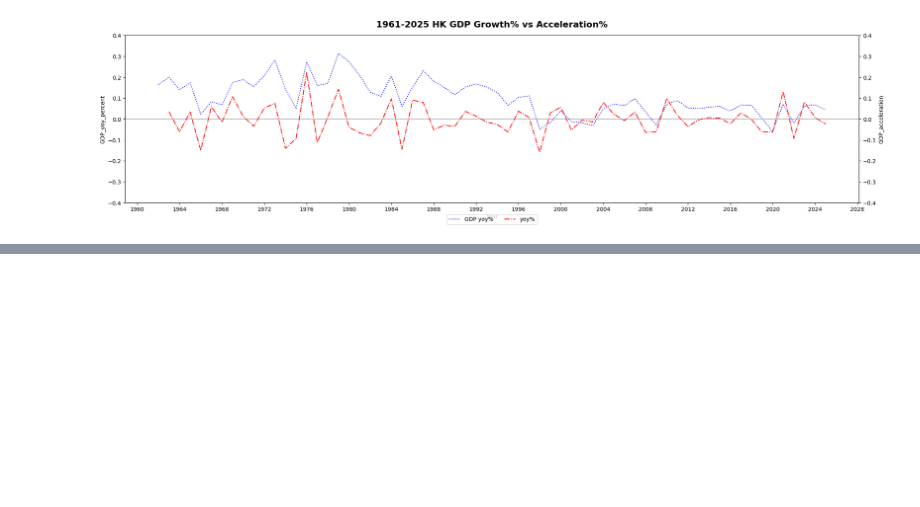
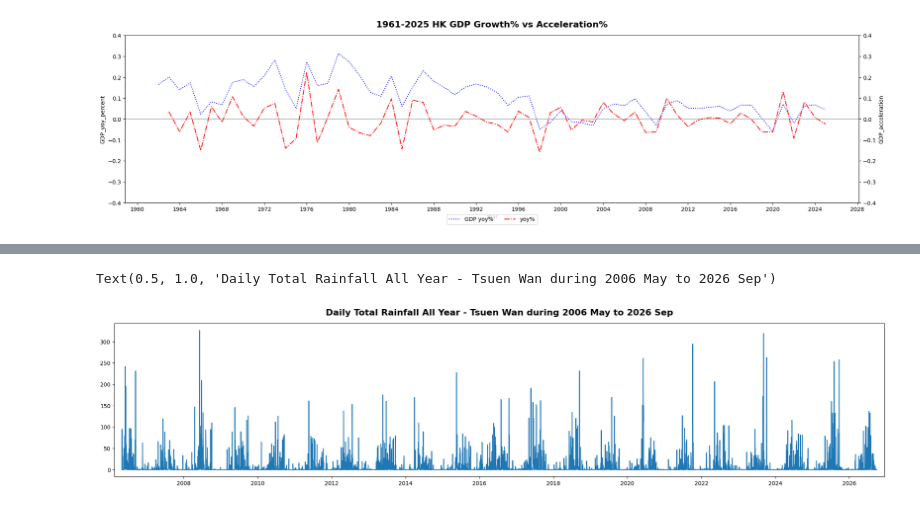
Before and after one commit to leo-cheung37/leo-cheung37, a Jupyter notebook: Statistics/Descriptive Statistics/descriptive_statistics.ipynb, the cells around one changed output, grey strips where cells are left out. Saved outputs shown, nothing was run; the diff lists cells and outputs as text; code cells hidden in the pictures; blank space fills up the shorter version.

```diff
--- a/Statistics/Descriptive Statistics/descriptive_statistics.ipynb
+++ b/Statistics/Descriptive Statistics/descriptive_statistics.ipynb
@@ -531,0 +537,36 @@ plt.show()
+# %%
+#1. Data Cleaning
+#2. Basic data information
+#3. Plot line chart
+#4. Plot histogram
+
+#1. Data Cleaning
+import pandas as pd
+import numpy as np
+file_path='daily_TWN_RF_ALL.csv'
+df = pd.read_csv(file_path, skiprows=2) #First 2 rows are NOT Field name
+#Rename Column name for later use
+df.rename(columns={"年/Year":"Year","月/Month":"Month","日/Day":"Day","數值/Value":"RainFall","數據完整性/data Completeness":"data_completeness"},inplace=True)
+display(df)
+print(df.info()) #RainFall is not number
+display(df.tail()) #Last 3 rows are not records, just remarks
+df_cleaned=df.drop(df.tail(3).index, inplace = False).copy()
+display(df_cleaned)
+display(df_cleaned.tail())
+display(df_cleaned[df_cleaned['RainFall']=="***"]) #RainFall has 17 non-number records
+
+#Convert non numeric row to 0
+#force convert value column to numeric, fill missing value as 0 (e.g. index 622 and 623 is missing value in numeric_series)
+df_cleaned['RainFall']=pd.to_numeric(df_cleaned['RainFall'],errors='coerce').fillna(0)
+df_final=df_cleaned.copy()
+
+#Change data type
+df_final['Year']=df_final['Year'].astype(int)
+df_final['Month']=df_final['Month'].astype(int)
+df_final['Day']=df_final['Day'].astype(int)
+df_final['RainFall']=df_final['RainFall'].astype(float)
+#Add date column
+df_final['date'] = pd.to_datetime(dict(year=df_final['Year'], month=df_final['Month'], day=df_final['Day']))
+
+
+df_final.info()
@@ -531,0 +696,11 @@ plt.show()
+# %%
+#3. Plot line chart
+import matplotlib.pyplot as plt
+#3.1. simple time series
+plt.figure(figsize=(25, 5))
+plt.plot(df_final['date'],df_final['RainFall'])
+plt.margins(x=0.01)
+plt.title("Daily Total Rainfall All Year - Tsuen Wan during 2006 May to 2026 Sep", fontsize=16, fontweight='bold', pad=15)
+# %% [output]
+Text(0.5, 1.0, 'Daily Total Rainfall All Year - Tsuen Wan during 2006 May to 2026 Sep')
+[figure, added]
```
Also changed, not shown: parts of 6 cells of this notebook, 1 other file.
